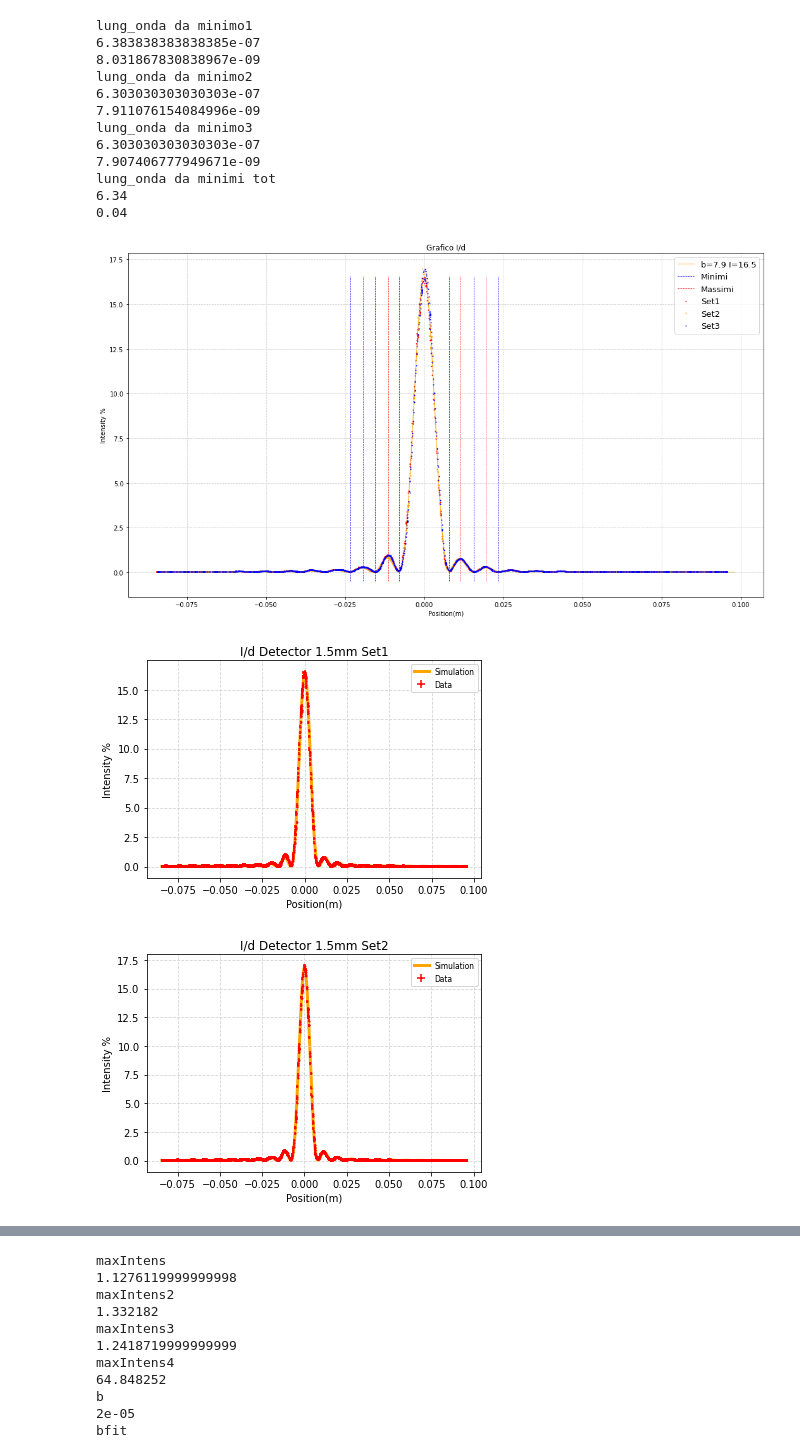
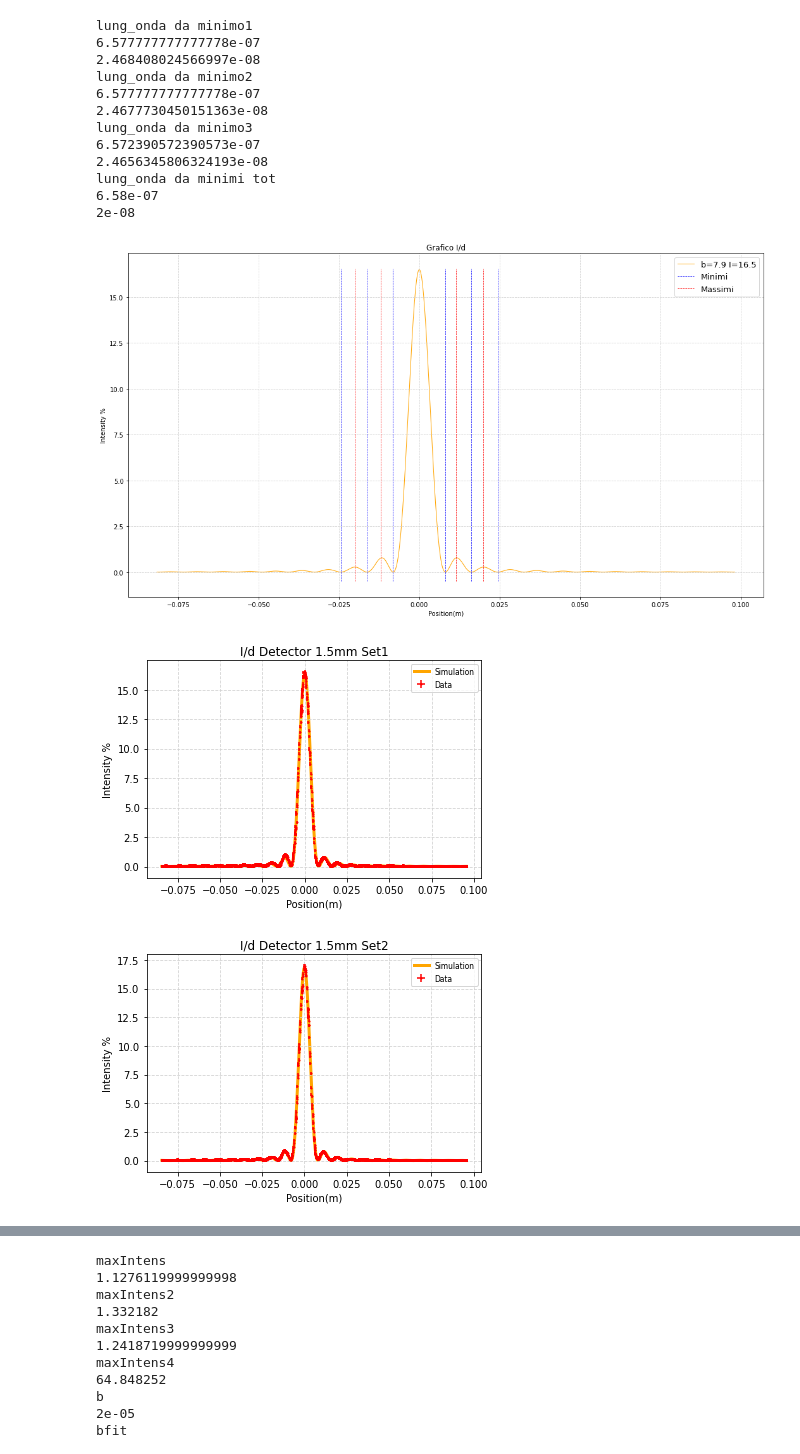
Before and after one commit to antonioriolo/OtticaGruppo8, a Jupyter notebook: code/Simulazione_e_Analisi_Parte_1.ipynb, the cells around one changed output, grey strips where cells are left out. Drawn from its saved outputs; the diff is of its cells as text; code cells hidden in the pictures.

```diff
--- a/code/Simulazione_e_Analisi_Parte_1.ipynb
+++ b/code/Simulazione_e_Analisi_Parte_1.ipynb
@@ -273,17 +273,17 @@ fig.savefig(f'4Grafici_0.08.pdf',dpi = 300)
 
 #grafico totale con minimi e massimi
 yint = np.linspace(-0.5,max(Idata),1000)
-xminsx = -np.ones(1000)*0.0079
-xmindx = np.ones(1000)*0.0079
-xminsx1 = -np.ones(1000)*0.0155
-xmindx1 = np.ones(1000)*0.0157
-xminsx3 = -np.ones(1000)*0.0233
-xmindx3 = np.ones(1000)*0.0235
+xminsx = -np.ones(1000)*0.00818
+xmindx = np.ones(1000)*0.0081
+xminsx1 = -np.ones(1000)*0.0163
+xmindx1 = np.ones(1000)*0.01626
+xminsx3 = -np.ones(1000)*0.0244
+xmindx3 = np.ones(1000)*0.0244
 
-xmaxsx = -np.ones(1000)*0.0113
+xmaxsx = -np.ones(1000)*0.01195
 xmaxdx = np.ones(1000)*0.0114
-xmaxsx1 = -np.ones(1000)*0.0194
-xmaxdx1 = np.ones(1000)*0.0194
+xmaxsx1 = -np.ones(1000)*0.020
+xmaxdx1 = np.ones(1000)*0.020
 
 imax = np.ones(1000)*0
 #print('bdaminimo1')
@@ -298,16 +298,16 @@ imax = np.ones(1000)*0
 
 print('lung_onda da minimo1')
 print(b/L*np.abs(xminsx[0]/2-xmindx[0]/2))
-print(((0.1*10**(-5)/b)**2+(0.001/L)**2+((2*8e-6)/np.abs(xminsx[0]-xmindx[0]))**2)**(1/2)*b/L*np.abs(xminsx[0]/2-xmindx[0]/2))
+print(((0.3*10**(-5)/b)**2+(0.001/L)**2+((2*8e-6)/np.abs(xminsx[0]-xmindx[0]))**2)**(1/2)*b/L*np.abs(xminsx[0]/2-xmindx[0]/2))
 print('lung_onda da minimo2')
 print(b/L*np.abs(xminsx1[0]/2-xmindx1[0]/2)/2)
-print(((0.1*10**(-5)/b)**2+(0.001/L)**2+((2*8e-6)/np.abs(xminsx1[0]-xmindx1[0]))**2)**(1/2)*b/L/2*np.abs(xminsx1[0]/2-xmindx1[0]/2))
+print(((0.3*10**(-5)/b)**2+(0.001/L)**2+((2*8e-6)/np.abs(xminsx1[0]-xmindx1[0]))**2)**(1/2)*b/L/2*np.abs(xminsx1[0]/2-xmindx1[0]/2))
 print('lung_onda da minimo3')
 print(b/L*np.abs(xminsx3[0]/2-xmindx3[0]/2)/3)
-print(((0.1*10**(-5)/b)**2+(0.001/L)**2+((2*8e-6)/np.abs(xminsx3[0]-xmindx3[0]))**2)**(1/2)*b/L/3*np.abs(xminsx3[0]/2-xmindx3[0]/2))
+print(((0.3*10**(-5)/b)**2+(0.001/L)**2+((2*8e-6)/np.abs(xminsx3[0]-xmindx3[0]))**2)**(1/2)*b/L/3*np.abs(xminsx3[0]/2-xmindx3[0]/2))
 print('lung_onda da minimi tot')
-print(6.34)
-print(0.04)
+print(6.58*10**(-7))
+print(0.2*10**(-7))
 
 fig = plt.figure(figsize=(18,10))
 ax = fig.gca()
@@ -323,9 +323,9 @@ plt.plot(xmaxdx,yint, color='red', linewidth=0.75, linestyle='dashed', label='Ma
 plt.plot(xmaxsx,yint, color='red', linewidth=0.75, linestyle='dashed')
 plt.plot(xmaxdx1,yint, color='red', linewidth=0.75, linestyle='dashed')
 plt.plot(xmaxsx1,yint, color='red', linewidth=0.75, linestyle='dashed')
-plt.errorbar(xdata1,Idata1,label="Set1", color = "red", fmt='o', markersize=1, zorder=4)
-plt.errorbar(xdata12,Idata12,label="Set2", color = "orange", fmt='o', markersize=1, zorder=4)
-plt.errorbar(xdata13,Idata13,label="Set3", color = "blue", fmt='o', markersize=1, zorder=4)
+#plt.errorbar(xdata1,Idata1,label="Set1", color = "red", fmt='o', markersize=1, zorder=4)
+#plt.errorbar(xdata12,Idata12,label="Set2", color = "orange", fmt='o', markersize=1, zorder=4)
+#plt.errorbar(xdata13,Idata13,label="Set3", color = "blue", fmt='o', markersize=1, zorder=4)
 plt.xlabel('Position(m)')
 plt.ylabel('Intensity %')
 ax.set_title('Grafico I/d')
@@ -386,42 +386,42 @@ plt.errorbar(xdata14,Idata14, xerr=xdataerr14,yerr=Idataerr14,label="Data", colo
 plt.xlabel('Position(m)')
 plt.ylabel('Intensity %')
 ax.set_title('I/d Detector 0.5mm')
 plt.legend(loc="upper right",prop={'size': 7.5})
 
 plt.show()
 fig.savefig(f'Grafico_0.08_0.5.pdf',dpi = 300)
 # %% [output]
 maxIntens
 16.546742000000002
 maxIntens2
 17.120012000000003
 maxIntens3
 16.944282
 maxIntens4
 4.888492
 b
 8e-05
 bfit
 7.829092505322793e-05
 ... (35 lines left out)
 3e-06
 bestIntensity123
 16.5
 0.1
 [figure]
 lung_onda da minimo1
-6.383838383838385e-07
-8.031867830838967e-09
+6.577777777777778e-07
+2.468408024566997e-08
 lung_onda da minimo2
-6.303030303030303e-07
-7.911076154084996e-09
+6.577777777777778e-07
+2.4677730450151363e-08
 lung_onda da minimo3
-6.303030303030303e-07
-7.907406777949671e-09
+6.572390572390573e-07
+2.4656345806324193e-08
 lung_onda da minimi tot
-6.34
-0.04
+6.58e-07
+2e-08
-[figure, old version]
+[figure, new version]
 [figure]
 [figure]
 [figure]
```
Also changed, not shown: parts of 1 cell of this notebook.
